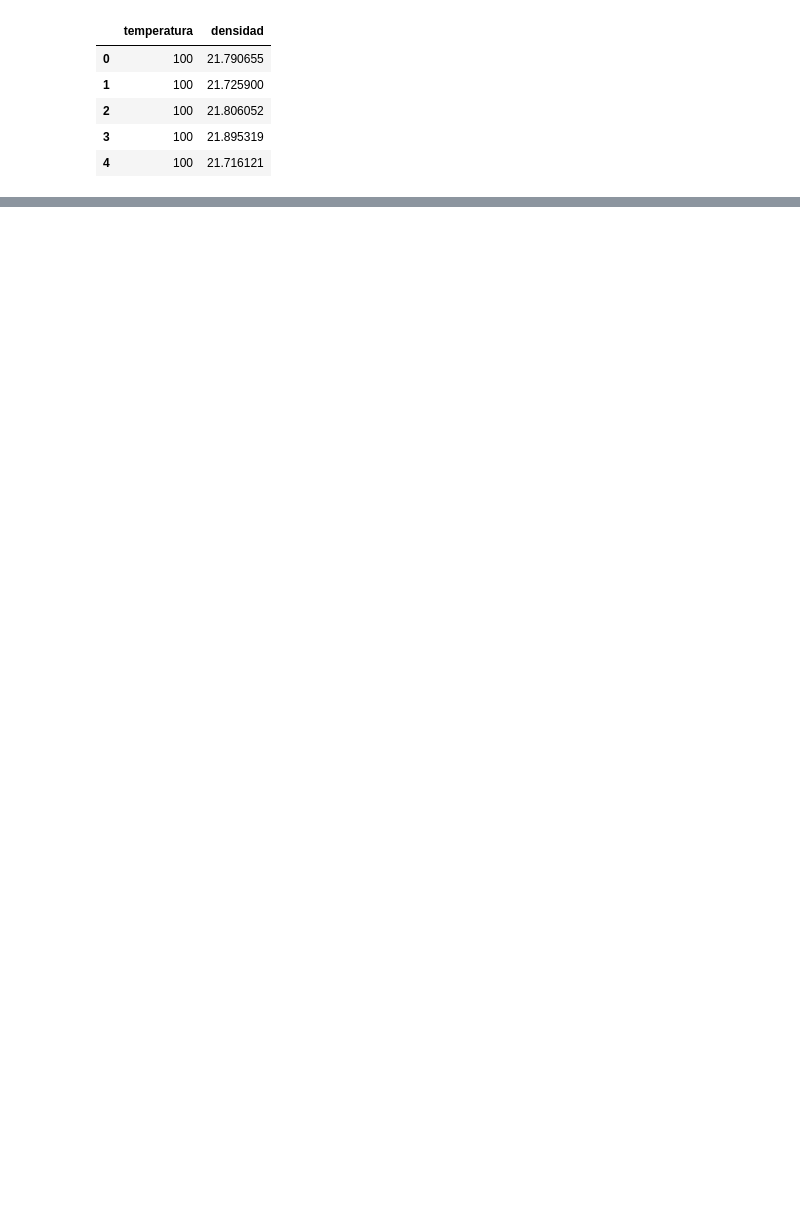
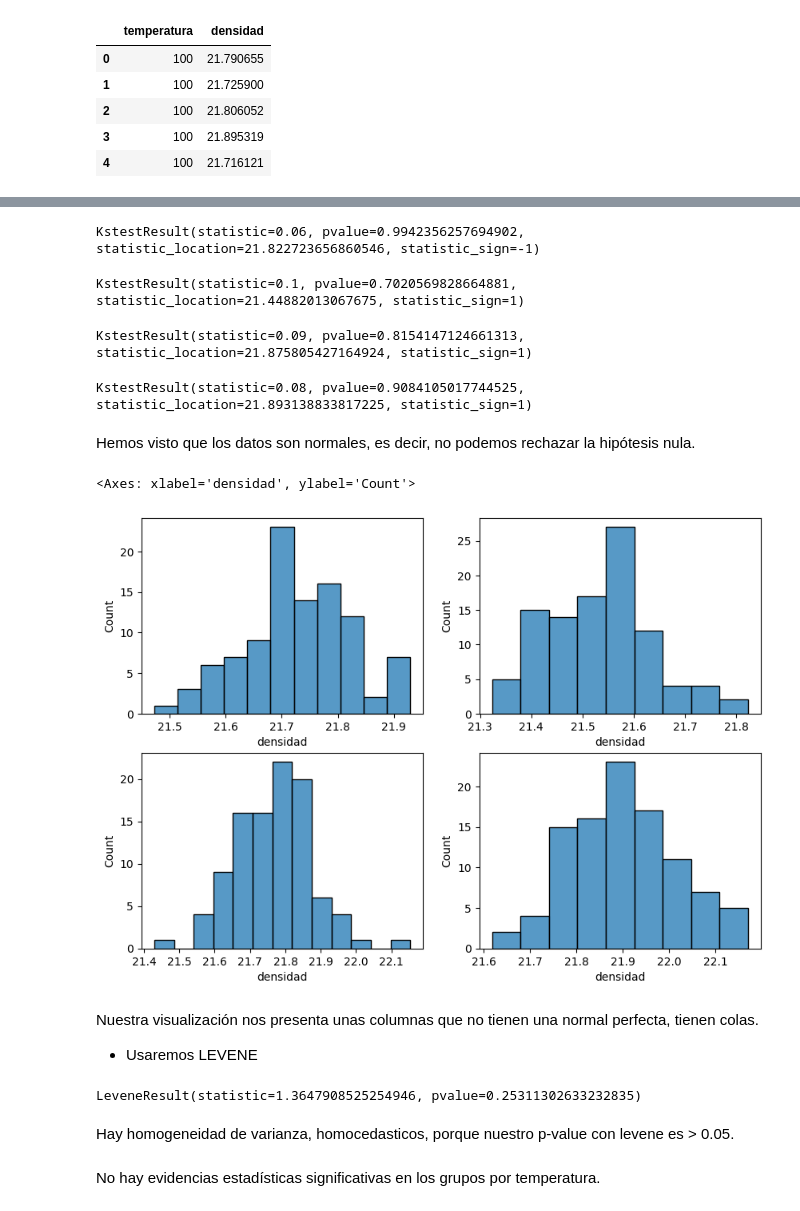
Before and after one commit to ngcarvajall/AB_Testing, a Jupyter notebook: labs/enunciados/laboratorio-modulo6-leccion03-1-ab-testing-parametrico.ipynb, the cells around one changed output, grey strips where cells are left out. Drawn from its saved outputs; the diff is of its cells as text; code cells hidden in the pictures; blank space fills up the shorter version.

```diff
--- a/labs/enunciados/laboratorio-modulo6-leccion03-1-ab-testing-parametrico.ipynb
+++ b/labs/enunciados/laboratorio-modulo6-leccion03-1-ab-testing-parametrico.ipynb
@@ -229,0 +254,48 @@ exploracion_dataframe(df_densidad,)
+# %%
+stats.kstest(df_densidad[df_densidad['temperatura'] == 100]['densidad'], dist_den100)
+# %% [output]
+KstestResult(statistic=0.06, pvalue=0.9942356257694902, statistic_location=21.822723656860546, statistic_sign=-1)
+# %%
+stats.kstest(df_densidad[df_densidad['temperatura'] == 125]['densidad'], dist_den125)
+# %% [output]
+KstestResult(statistic=0.1, pvalue=0.7020569828664881, statistic_location=21.44882013067675, statistic_sign=1)
+# %%
+stats.kstest(df_densidad[df_densidad['temperatura'] == 150]['densidad'], dist_den150)
+# %% [output]
+KstestResult(statistic=0.09, pvalue=0.8154147124661313, statistic_location=21.875805427164924, statistic_sign=1)
+# %%
+stats.kstest(df_densidad[df_densidad['temperatura'] == 175]['densidad'], dist_den175)
+# %% [output]
+KstestResult(statistic=0.08, pvalue=0.9084105017744525, statistic_location=21.893138833817225, statistic_sign=1)
+# %% [markdown]
+Hemos visto que los datos son normales, es decir, no podemos rechazar la hipótesis nula.
+# %%
+fig, axes = plt.subplots(nrows=2, ncols=2, figsize = (10,7))
+
+axes = axes.flat # pasamos al 3x1
+
+sns.histplot(x='densidad', data= df_densidad[df_densidad['temperatura']==100], ax=axes[0])#vemos que tiene cola, por eso hacemos levene
+sns.histplot(x='densidad', data= df_densidad[df_densidad['temperatura']==125], ax=axes[1])#vemos que tiene cola, por eso hacemos levene
+sns.histplot(x='densidad', data= df_densidad[df_densidad['temperatura']==150], ax=axes[2])#vemos que tiene cola, por eso hacemos levene
+sns.histplot(x='densidad', data= df_densidad[df_densidad['temperatura']==175], ax=axes[3])#vemos que tiene cola, por eso hacemos levene
+# %% [output]
+<Axes: xlabel='densidad', ylabel='Count'>
+[figure, added]
+# %% [markdown]
+Nuestra visualización nos presenta unas columnas que no tienen una normal perfecta, tienen colas.
+
+- Usaremos LEVENE
+# %%
+def calcular_levene(df,columna_grupos,columna_metrica): # lo mismo de abajo, pero de esta forma toma todos los valores
+    unicos = df[columna_grupos].unique()
+    for grupo in unicos:
+        df_metrica = df[df[columna_grupos]== grupo][columna_metrica]
+        globals()[grupo] = df_metrica
+    print(stats.levene(*[globals()[var] for var in unicos]))
+calcular_levene(df_densidad,"temperatura","densidad") #homocedasticos
+# %% [output]
+LeveneResult(statistic=1.3647908525254946, pvalue=0.25311302633232835)
+# %% [markdown]
+Hay homogeneidad de varianza, homocedasticos, porque nuestro p-value con levene es > 0.05.
+# %% [markdown]
+No hay evidencias estadísticas significativas en los grupos por temperatura.
```
Also changed, not shown: parts of 44 cells of this notebook.
